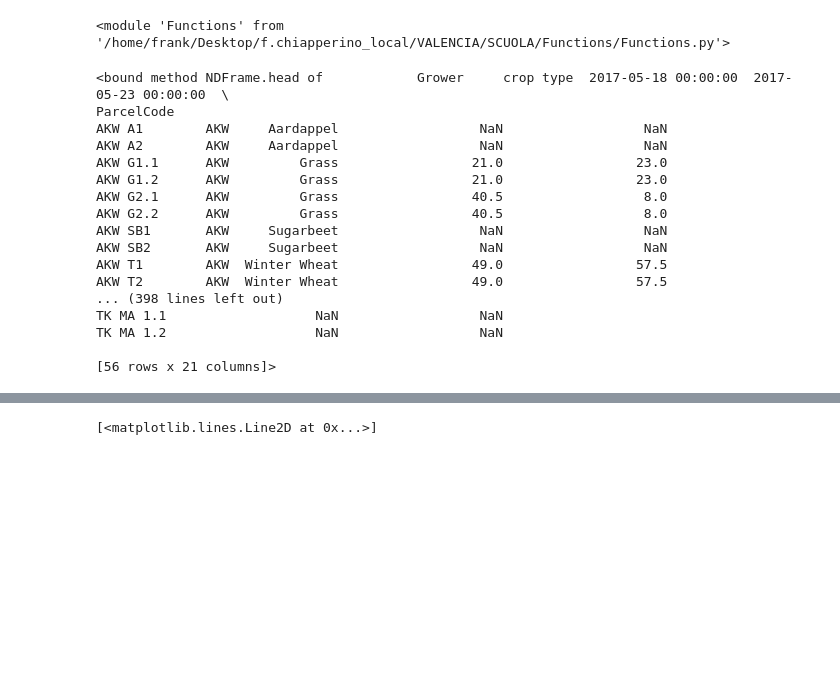
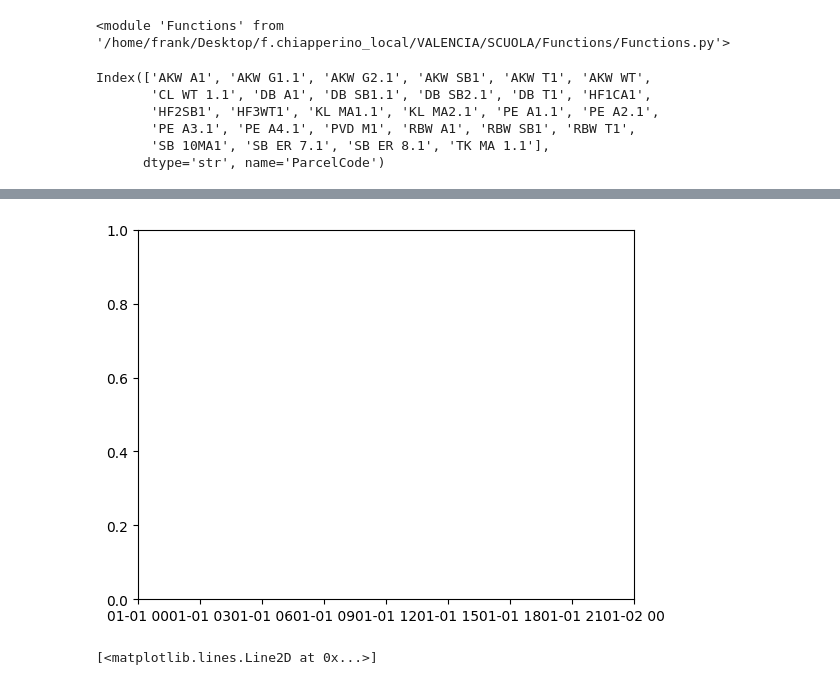
Before and after one commit to cFr4nk/Tesi_SAR_Analysis, a Jupyter notebook: Untitled-1.ipynb, the cells around one changed output, grey strips where cells are left out. Saved outputs shown, nothing was run; the diff lists cells and outputs as text; code cells hidden in the pictures; blank space fills up the shorter version.

```diff
--- a/Untitled-1.ipynb
+++ b/Untitled-1.ipynb
@@ -24,27 +24,17 @@ importlib.reload(Functions)
 # %% [output]
 <module 'Functions' from '/home/frank/Desktop/f.chiapperino_local/VALENCIA/SCUOLA/Functions/Functions.py'>
 # %%
-df_height = pd.read_parquet(r'/home/frank/Desktop/f.chiapperino_local/VALENCIA/SCUOLA/App/Documents/Averaged_crop_height.parquet')
+df_height = pd.read_excel(r'/home/frank/Desktop/f.chiapperino_local/VALENCIA/SCUOLA/App/Data/Ground_Campaign/Flevoland_data/Data_25_fields/Averaged_crop_height_1.xlsx')
 df_height.set_index(df_height.columns[0], inplace=True)
-display(df_height.head)
+df_height = df_height[df_height.index.notnull()]
+display(df_height.index)
 # %% [output]
-<bound method NDFrame.head of            Grower     crop type  2017-05-18 00:00:00  2017-05-23 00:00:00  \
-ParcelCode
-AKW A1        AKW     Aardappel                  NaN                  NaN
-AKW A2        AKW     Aardappel                  NaN                  NaN
-AKW G1.1      AKW         Grass                 21.0                 23.0
-AKW G1.2      AKW         Grass                 21.0                 23.0
-AKW G2.1      AKW         Grass                 40.5                  8.0
-AKW G2.2      AKW         Grass                 40.5                  8.0
-AKW SB1       AKW     Sugarbeet                  NaN                  NaN
-AKW SB2       AKW     Sugarbeet                  NaN                  NaN
-AKW T1        AKW  Winter Wheat                 49.0                 57.5
-AKW T2        AKW  Winter Wheat                 49.0                 57.5
-... (398 lines left out)
-TK MA 1.1                   NaN                  NaN
-TK MA 1.2                   NaN                  NaN
-
-[56 rows x 21 columns]>
+Index(['AKW A1', 'AKW G1.1', 'AKW G2.1', 'AKW SB1', 'AKW T1', 'AKW WT',
+       'CL WT 1.1', 'DB A1', 'DB SB1.1', 'DB SB2.1', 'DB T1', 'HF1CA1',
+       'HF2SB1', 'HF3WT1', 'KL MA1.1', 'KL MA2.1', 'PE A1.1', 'PE A2.1',
+       'PE A3.1', 'PE A4.1', 'PVD M1', 'RBW A1', 'RBW SB1', 'RBW T1',
+       'SB 10MA1', 'SB ER 7.1', 'SB ER 8.1', 'TK MA 1.1'],
+      dtype='str', name='ParcelCode')
 # %%
-print(df_height.iloc[3,:])
+plt.plot(df_height.iloc[1,3:])
 # %% [output]
@@ -68,3 +42,4 @@ Name: AKW G1.2, dtype: object
+[figure, added]
 # %%
 plt.plot(df_height.iloc[3,2:])
 # %% [output]
```
Also changed, not shown: parts of 1 cell of this notebook, 2 other files.
